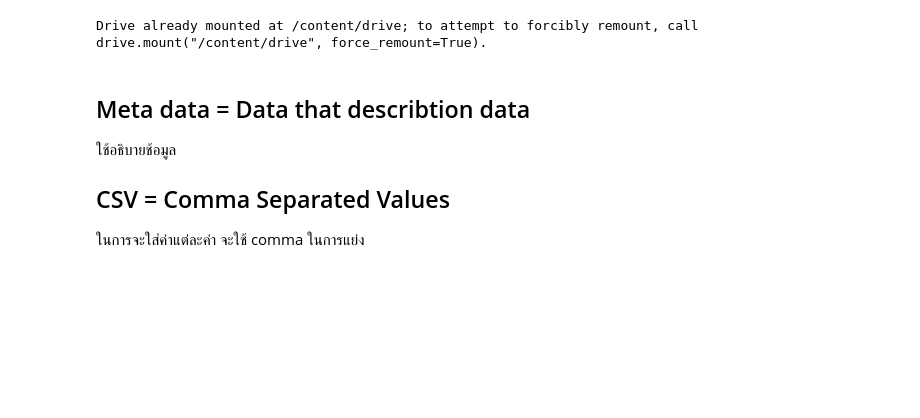
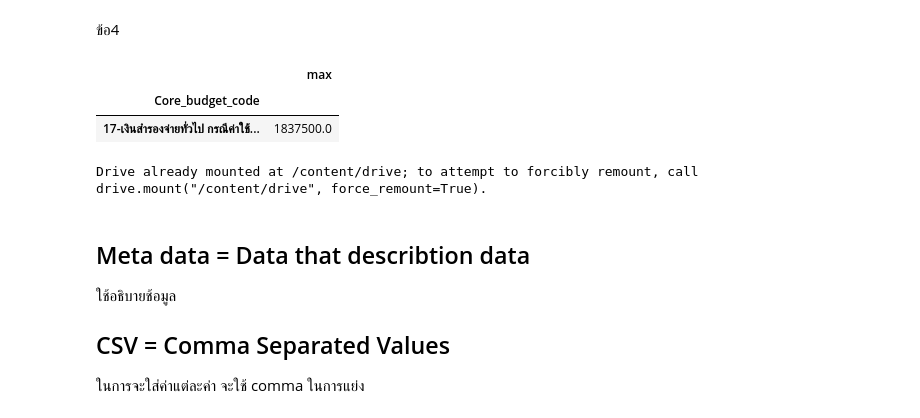
Before and after one commit to Mujune/python_dataviz2023, a Jupyter notebook: Pandas101.ipynb, the cells around one changed output. Cells and saved outputs as stored; diff of their text form; code cells hidden in the pictures; blank space fills up the shorter version.

```diff
--- a/Pandas101.ipynb
+++ b/Pandas101.ipynb
@@ -10,3 +72,16 @@
+# %% [markdown]
+ข้อ4
+# %%
+result4 = data0.groupby('Core_budget_code')['Approved_buget'].aggregate(['mean'])
+res4 = result4.groupby('Core_budget_code')['mean'].aggregate(['max'])
+res4['max'].max()
+rs4 = res4[res4['max']==1837500.0]
+rs4.rename(columns={'max':'ค่าเฉลี่ยงบประมาณสูงที่สุด'})
+rs4
+# %% [output]
+|  | max |
+| Core_budget_code |  |
+| 17-เงินสำรองจ่ายทั่วไป กรณีค่าใช้... | 1837500.0 |
 # %%
 ###HW3
 # %%
```
Also changed, not shown: parts of 10 cells of this notebook.
